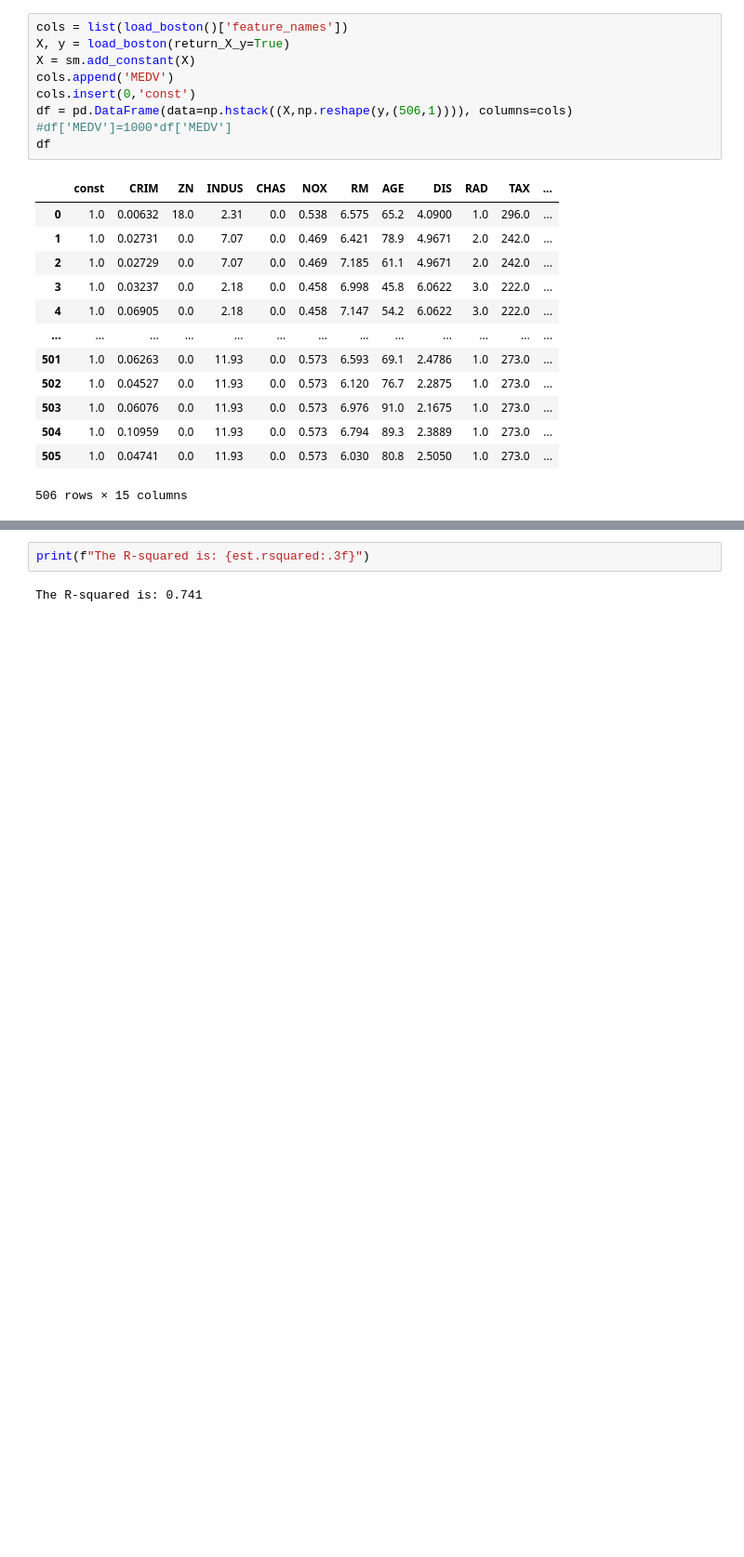
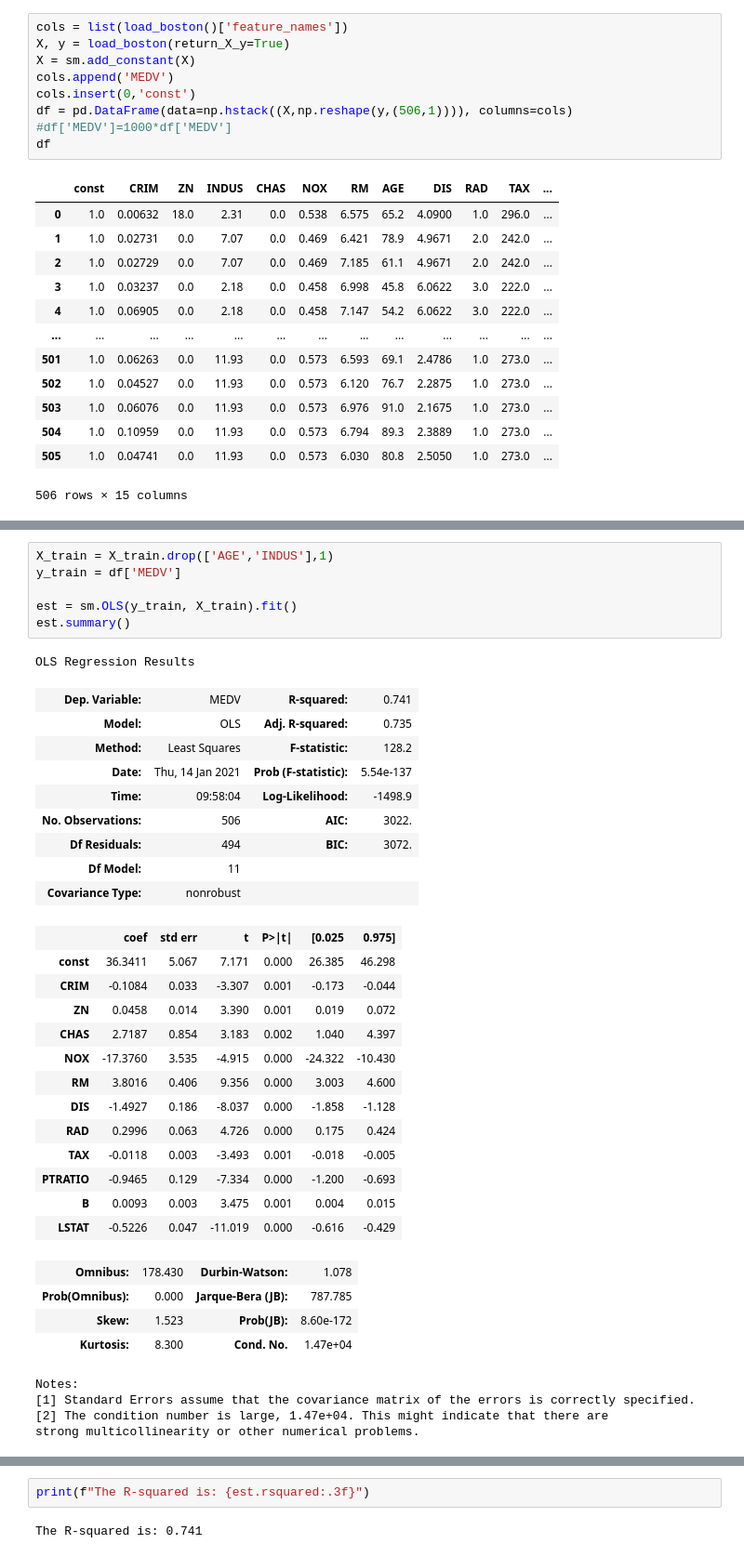
Before and after one commit to cb-ds-1/m3-1-regression, a Jupyter notebook: workshop.ipynb, the cells around one changed output, grey strips where cells are left out. Shown: that part at 93% size. Drawn from its saved outputs; the diff is of its cells as text; blank space fills up the shorter version.

```diff
--- a/workshop.ipynb
+++ b/workshop.ipynb
@@ -309,6 +309,44 @@ Warnings:
 [1] Standard Errors assume that the covariance matrix of the errors is correctly specified.
 [2] The condition number is large, 1.51e+04. This might indicate that there are
 strong multicollinearity or other numerical problems.
+# %%
+X_train = X_train.drop(['AGE','INDUS'],1)
+y_train = df['MEDV']
+
+est = sm.OLS(y_train, X_train).fit()
+est.summary()
+# %% [output]
+OLS Regression Results
+| Dep. Variable: | MEDV | R-squared: | 0.741 |
+| Model: | OLS | Adj. R-squared: | 0.735 |
+| Method: | Least Squares | F-statistic: | 128.2 |
+| Date: | Thu, 14 Jan 2021 | Prob (F-statistic): | 5.54e-137 |
+| Time: | 09:58:04 | Log-Likelihood: | -1498.9 |
+| No. Observations: | 506 | AIC: | 3022. |
+| Df Residuals: | 494 | BIC: | 3072. |
+| Df Model: | 11 |  |  |
+| Covariance Type: | nonrobust |  |  |
+|  | coef | std err | t | P>|t| | [0.025 | 0.975] |
+| const | 36.3411 | 5.067 | 7.171 | 0.000 | 26.385 | 46.298 |
+| CRIM | -0.1084 | 0.033 | -3.307 | 0.001 | -0.173 | -0.044 |
+| ZN | 0.0458 | 0.014 | 3.390 | 0.001 | 0.019 | 0.072 |
+| CHAS | 2.7187 | 0.854 | 3.183 | 0.002 | 1.040 | 4.397 |
+| NOX | -17.3760 | 3.535 | -4.915 | 0.000 | -24.322 | -10.430 |
+| RM | 3.8016 | 0.406 | 9.356 | 0.000 | 3.003 | 4.600 |
+| DIS | -1.4927 | 0.186 | -8.037 | 0.000 | -1.858 | -1.128 |
+| RAD | 0.2996 | 0.063 | 4.726 | 0.000 | 0.175 | 0.424 |
+| TAX | -0.0118 | 0.003 | -3.493 | 0.001 | -0.018 | -0.005 |
+| PTRATIO | -0.9465 | 0.129 | -7.334 | 0.000 | -1.200 | -0.693 |
+| B | 0.0093 | 0.003 | 3.475 | 0.001 | 0.004 | 0.015 |
+| LSTAT | -0.5226 | 0.047 | -11.019 | 0.000 | -0.616 | -0.429 |
+| Omnibus: | 178.430 | Durbin-Watson: | 1.078 |
+| Prob(Omnibus): | 0.000 | Jarque-Bera (JB): | 787.785 |
+| Skew: | 1.523 | Prob(JB): | 8.60e-172 |
+| Kurtosis: | 8.300 | Cond. No. | 1.47e+04 |
+Notes:
+[1] Standard Errors assume that the covariance matrix of the errors is correctly specified.
+[2] The condition number is large, 1.47e+04. This might indicate that there are
+strong multicollinearity or other numerical problems.
 # %%
 print(f"The coefficients for the regression are given by:\n\n{est.params}")
 # %% [output]
```
Also changed, not shown: parts of 6 cells of this notebook.
